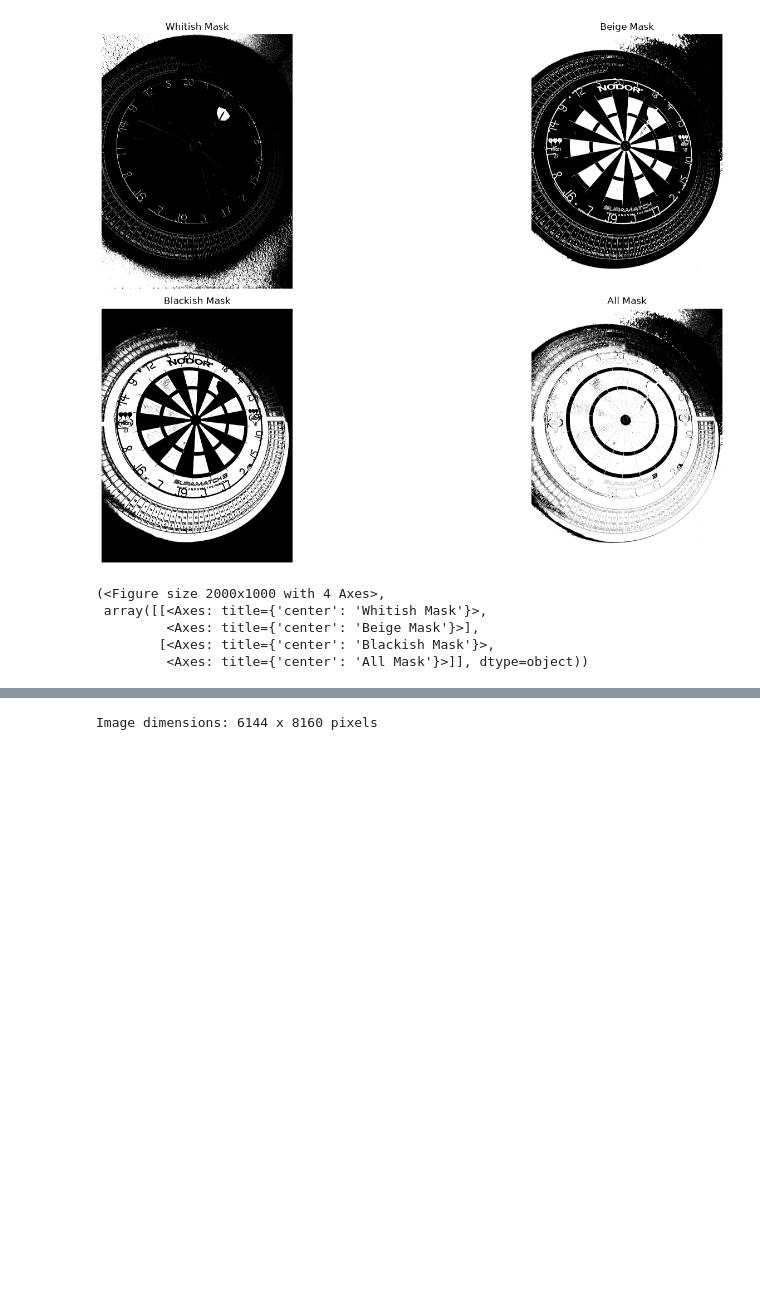
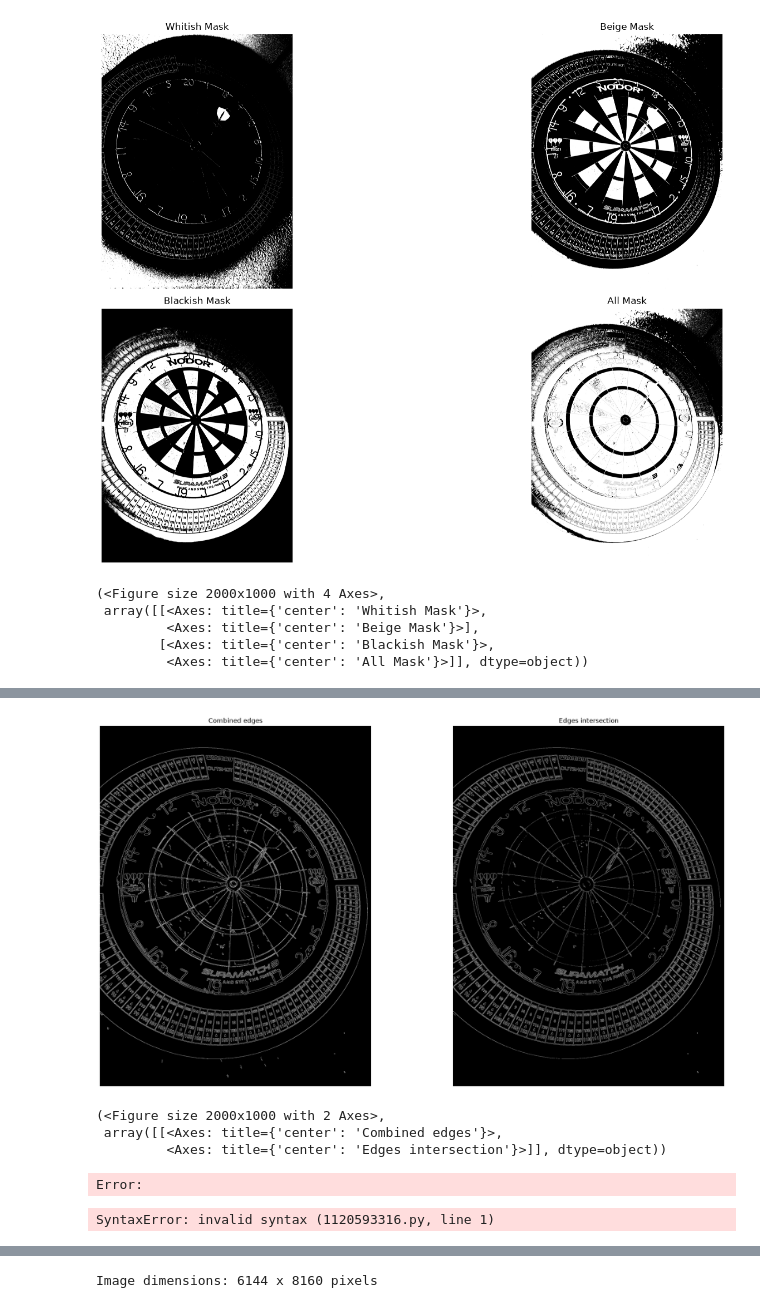
Before and after one commit to ueliwechsler/dartcv, a Jupyter notebook: src/dartcv/find_single_dart.ipynb, the cells around one changed output, grey strips where cells are left out. Cells and saved outputs as stored; diff of their text form; code cells hidden in the pictures; blank space fills up the shorter version.

```diff
--- a/src/dartcv/find_single_dart.ipynb
+++ b/src/dartcv/find_single_dart.ipynb
@@ -170,0 +173,28 @@ Image dimensions: 753 x 1000 pixels
+# %%
+blue, green, red = cv2.split(medium)
+
+edges_by_color = []
+for channel in (blue, green, red):
+    edge_ = canny_edges(channel, blur_kernel=(5,5))
+    edges_by_color.append(edge_)
+
+combined_edges = cv2.bitwise_or(
+    cv2.bitwise_or(edges_by_color[0], edges_by_color[1]),
+    edges_by_color[2],
+)
+edges_intersection = cv2.bitwise_and(
+    cv2.bitwise_and(edges_by_color[0], edges_by_color[1]),
+    edges_by_color[2],
+)
+show_image_grid(
+    [combined_edges, edges_intersection],
+    ["Combined edges", "Edges intersection"],
+    cmaps=["gray"] * 2,
+    panel_size=(10, 10),
+)
+# %% [output]
+[figure, added]
+(<Figure size 2000x1000 with 2 Axes>,
+ array([[<Axes: title={'center': 'Combined edges'}>,
+         <Axes: title={'center': 'Edges intersection'}>]], dtype=object))
+Error:
@@ -170,0 +203,8 @@ Image dimensions: 753 x 1000 pixels
+# %%
+given the initial image, I would like to find the transform the image into the top down space (after apply the detect board pipeline) and
+then rotate around the bull (the center) by 36 degree, after that I can subrtact the two images to find the dff
+wich should be all the things not rotationally symmetric, i.e. the dart
+
+what do you think about this idea, how would you implement it?
+# %% [output]
+SyntaxError: invalid syntax (1120593316.py, line 1)
```
Also changed, not shown: parts of 6 cells of this notebook, 29 other files.
